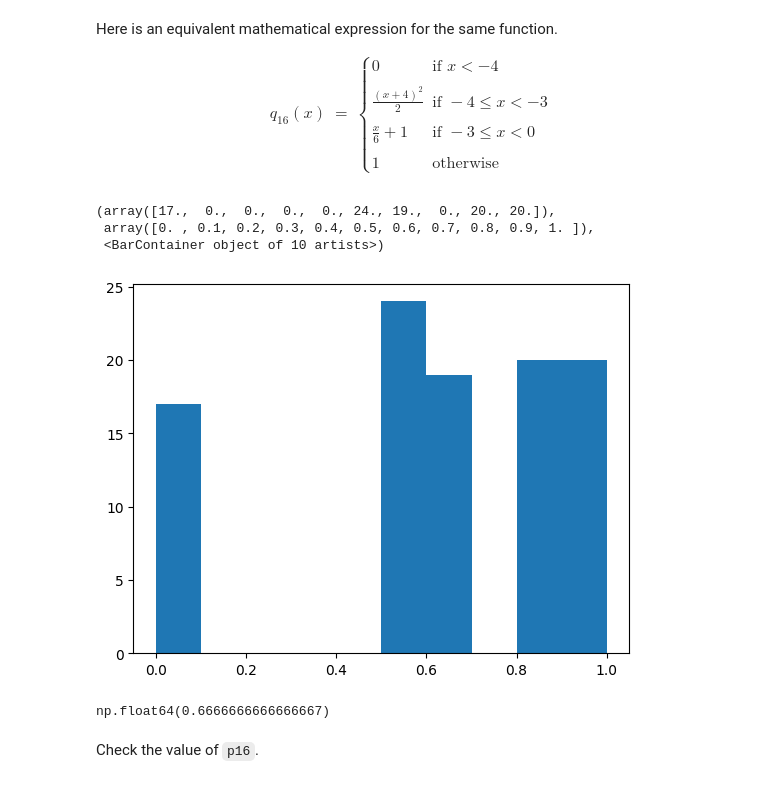
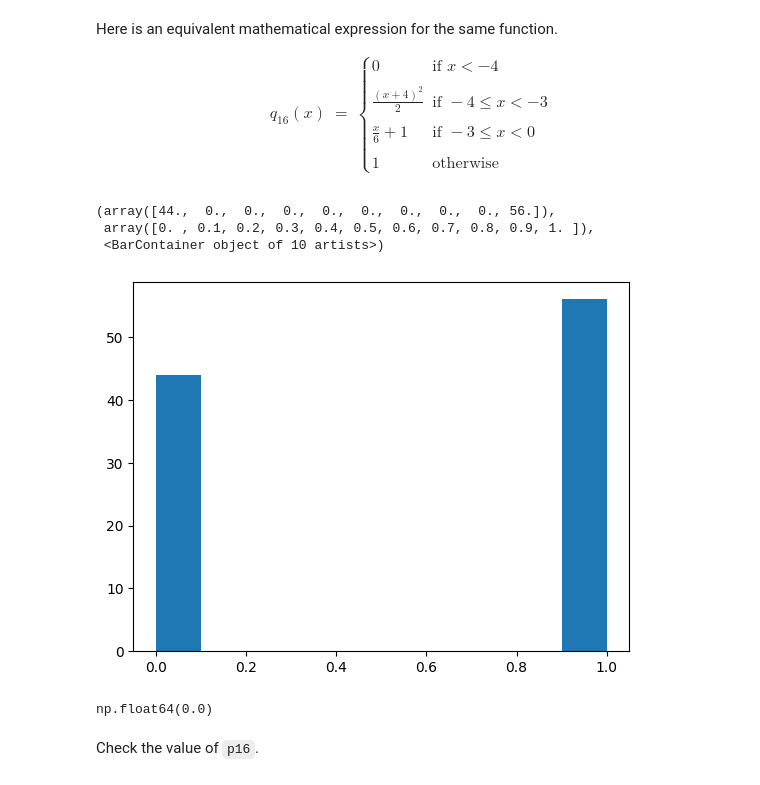
Before and after one commit to kmstepka/dx601-homework-05, a Jupyter notebook: homework.ipynb, the cells around one changed output. Drawn from its saved outputs; the diff is of its cells as text; code cells hidden in the pictures.

```diff
--- a/homework.ipynb
+++ b/homework.ipynb
@@ -498,16 +500,16 @@ q_{16}(x) & = & \begin{cases}
 \end{cases}
 \end{array}
 # %%
-plt.hist([q16(random.randint(-4,0)) for i in range(100)])#, [i for i in range(100)])
+plt.hist([q16(random.randint(-10**9, 10**9)) for i in range(100)])#, [i for i in range(100)])
 # %% [output]
-(array([17.,  0.,  0.,  0.,  0., 24., 19.,  0., 20., 20.]),
+(array([44.,  0.,  0.,  0.,  0.,  0.,  0.,  0.,  0., 56.]),
  array([0. , 0.1, 0.2, 0.3, 0.4, 0.5, 0.6, 0.7, 0.8, 0.9, 1. ]),
  <BarContainer object of 10 artists>)
-[figure, old version]
+[figure, new version]
 # %%
-np.median([q16(random.randint(-4,0)) for i in range(10000)])
+np.median([q16(random.randint(-10**9, 10**9)) for i in range(10000)])
 # %% [output]
-np.float64(0.6666666666666667)
+np.float64(0.0)
 # %%
 # YOUR ANSWER HERE
 
```
Also changed, not shown: parts of 13 cells of this notebook.
